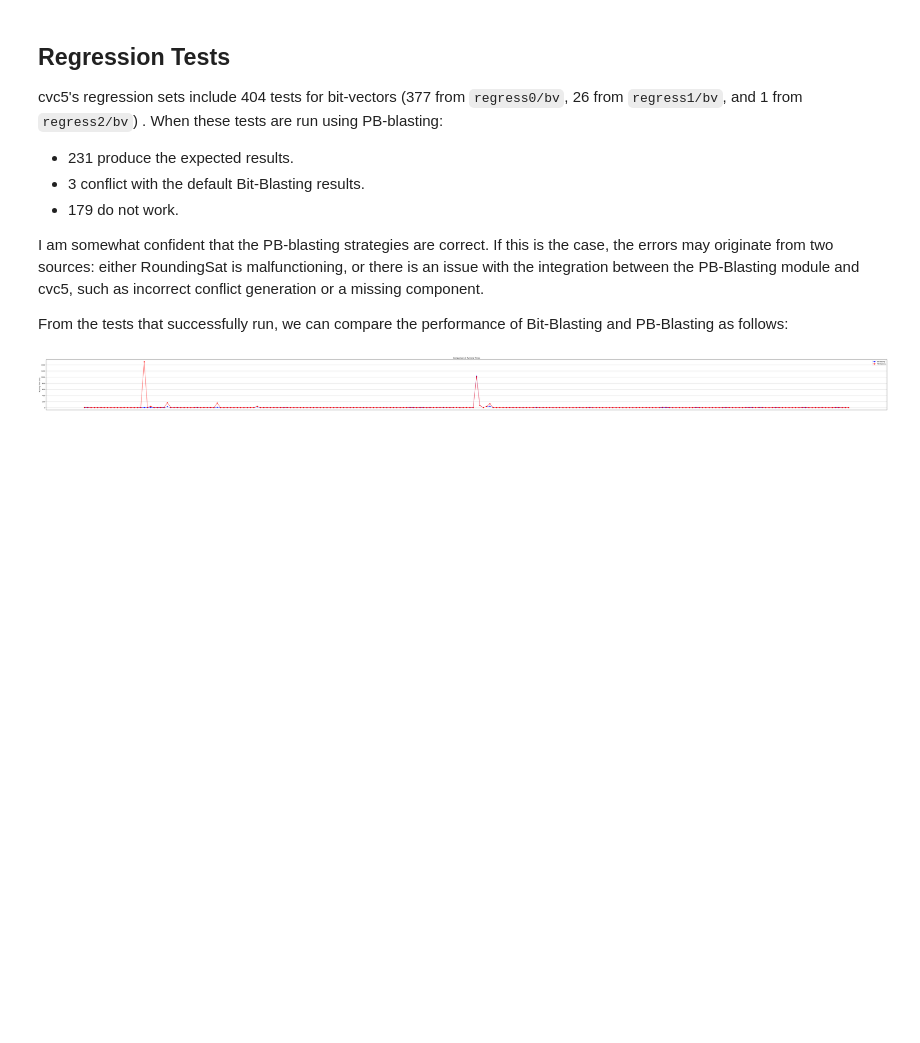
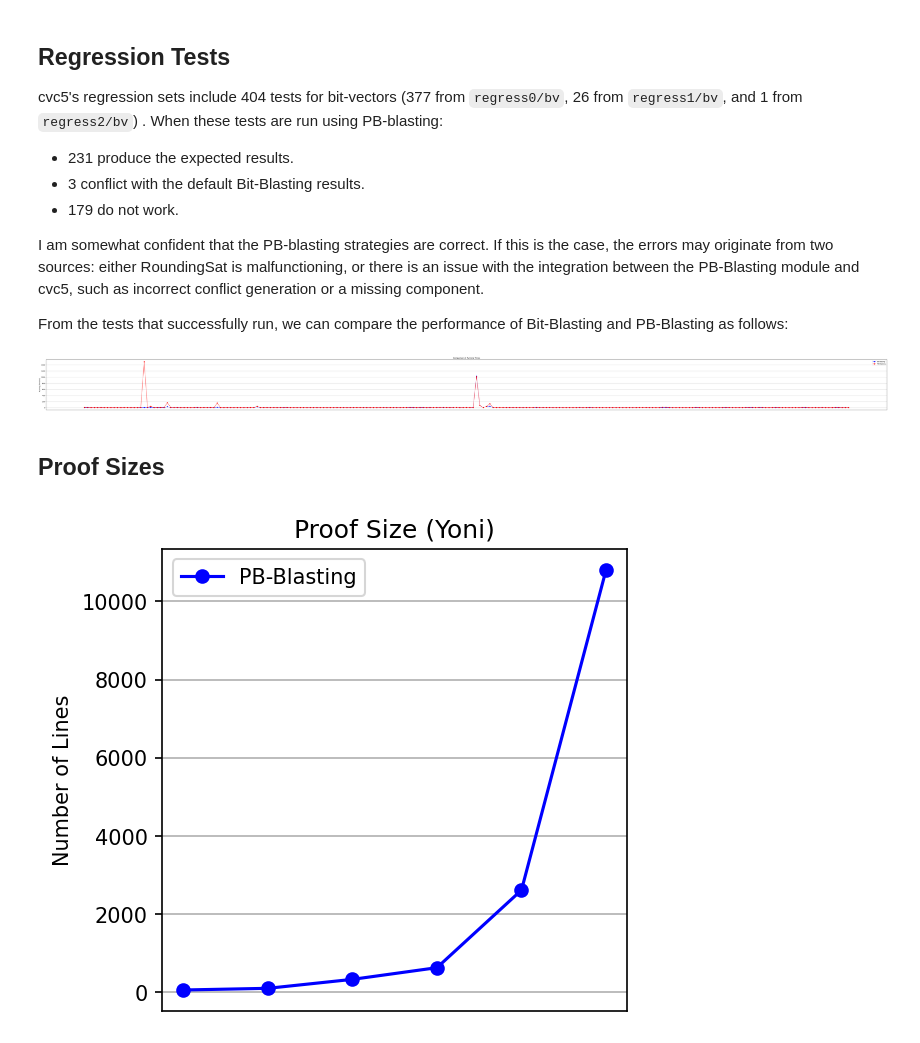
Before and after one commit to alanctprado/cvc5, a Jupyter notebook: pb/results.ipynb, the cells around one changed output. Cells and saved outputs as stored; diff of their text form; code cells hidden in the pictures; blank space fills up the shorter version.

Commit message:
Recover and trace PB proofs
Signed-off-by: Alan Prado <alanctprado@gmail.com>

```diff
--- a/pb/results.ipynb
+++ b/pb/results.ipynb
@@ -20,23 +20,42 @@ def plot_width_result(bb_result, pb_result, title, xsize, ysize):
     plt.grid(True)
     plt.show()
 
-def plot_regression_result(bb_result, pb_result, sizex, sizey):
+def plot_regression_result(bb_result, pb_result, sizex, sizey, label='Running Time(ms)', title='Comparison of Running Times'):
     x_values = range(1, len(bb_result) + 1)
 
     plt.figure(figsize=(sizex, sizey))
 
-    plt.plot(x_values, bb_result, label='Bit-Blasing', marker='o', color='b')
-    plt.plot(x_values, pb_result, label='PB-Blasting', marker='s', color='r')
+    if (bb_result is not None):
+        plt.plot(x_values, bb_result, label='Bit-Blasing', marker='o', color='b')
+    if (pb_result is not None):
+        plt.plot(x_values, pb_result, label='PB-Blasting', marker='s', color='r')
 
     plt.xticks([])
     plt.xlabel('')
-    plt.ylabel('Running Time (ms)')
-    plt.title('Comparison of Running Times')
+    plt.ylabel(label)
+    plt.title(title)
 
     plt.legend()
 
     plt.grid(True)
     plt.show()
+
+def plot_list_of_values(values, sizex, sizey, dpi, label, ylabel, title, color):
+    x_values = range(1, len(values) + 1)
+
+    plt.figure(figsize=(sizex, sizey), dpi=dpi)
+
+    plt.plot(x_values, values, label=label, marker='o', color=color)
+
+    plt.xticks([])
+    plt.xlabel('')
+    plt.ylabel(ylabel)
+    plt.title(title)
+
+    plt.legend()
+
+    plt.grid(True)
+    plt.show()
 # %% [markdown]
 ## Problem: Yoni
 $$
@@ -130,3 +149,10 @@ pb_result = [14, 13, 5, 5, 5, 9, 5, 4, 5, 5, 5, 4, 7, 8, 5, 5, 6, 12, 1501, 13,
 plot_regression_result(bb_result, pb_result, 100, 6)
 # %% [output]
 [figure]
+# %% [markdown]
+## Proof Sizes
+# %%
+pb_proof_lines = [63, 106, 335, 634, 2618, 10805,]
+plot_list_of_values(pb_proof_lines, 4, 4, 150, "PB-Blasting", "Number of Lines", "Proof Size (Yoni)", 'b')
+# %% [output]
+[figure, added]
```
Also changed, not shown: parts of 7 cells of this notebook, 4 other files.
